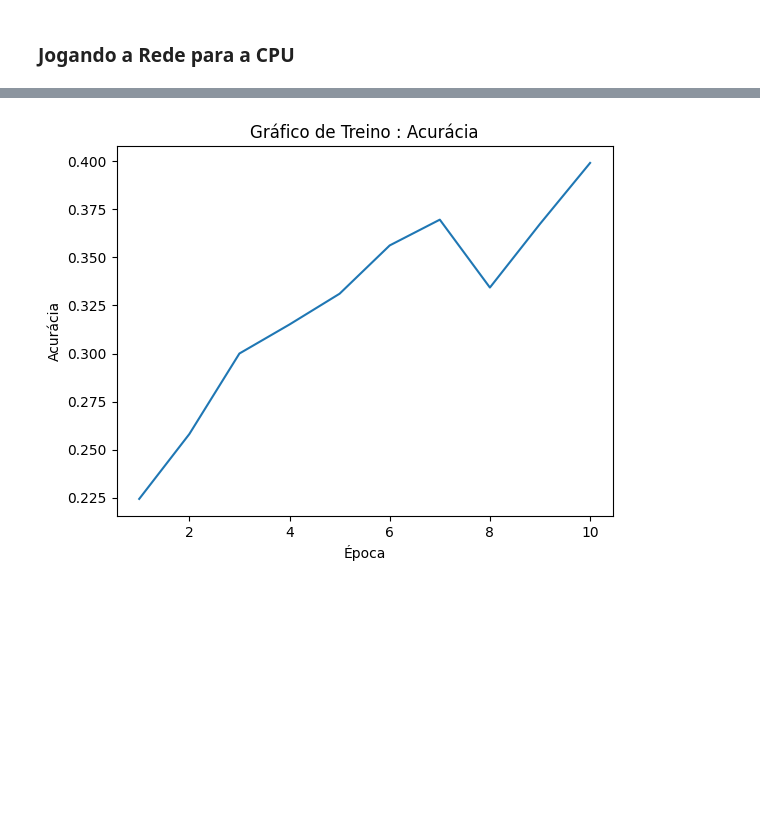
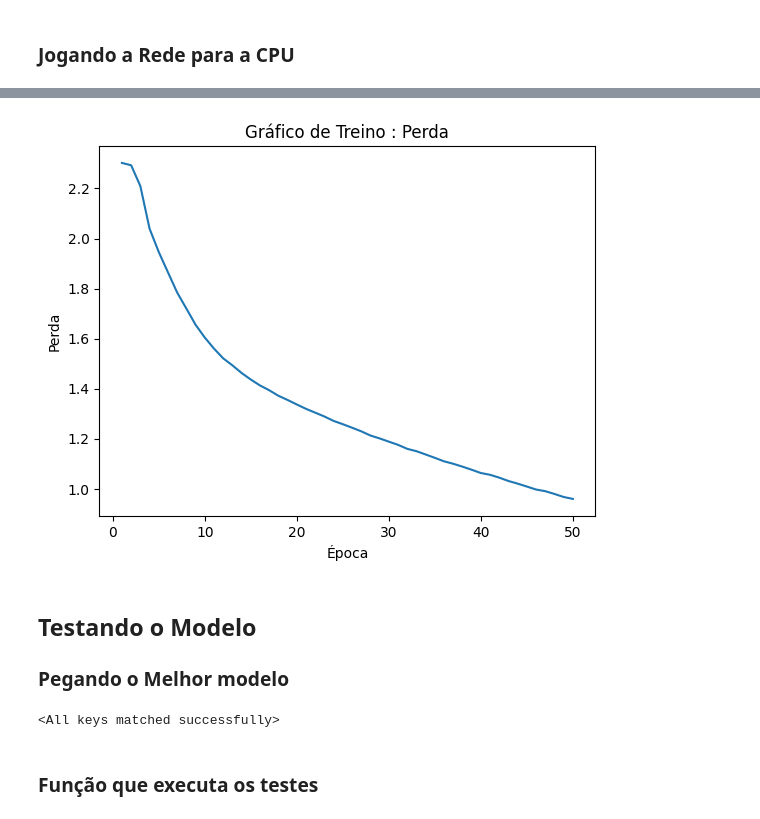
Before and after one commit to Sergiorezende22/NN_Practice, a Jupyter notebook: Trabalho3_RedesNeurais.ipynb, the cells around one changed output, grey strips where cells are left out. Saved outputs shown, nothing was run; the diff lists cells and outputs as text; code cells hidden in the pictures; blank space fills up the shorter version.

```diff
--- a/Trabalho3_RedesNeurais.ipynb
+++ b/Trabalho3_RedesNeurais.ipynb
@@ -29,7 +32,6 @@ train_dataset_base = datasets.CIFAR10(
     root = "data",
     train = True,
     transform = ToTensor(),
-    download=True
 )
 
 test_dataset = datasets.CIFAR10(
@@ -37,4 +39,8 @@ test_dataset = datasets.CIFAR10(
     train = False,
     transform = ToTensor()
 )
+
+print("Shape of the train_dataset: ", train_dataset_base.data.shape)
+print("Shape of the test_dataset: ", test_dataset.data.shape)
+print("Classes: ", train_dataset_base.classes)
 # %% [output]
@@ -220,8 +216,18 @@ plt.show()
-# %%
-plt.title('Gráfico de Treino : Acurácia')
-plt.plot(epoch, acc_history, label='accuracy')
-plt.xlabel('Época')
-plt.ylabel('Acurácia')
-plt.show()
-# %% [output]
-[figure, removed]
+# %%
+plt.title('Gráfico de Treino : Perda')
+plt.plot(epoch_vec, loss_train_history, label='loss')
+plt.xlabel('Época')
+plt.ylabel('Perda')
+plt.show()
+# %% [output]
+[figure, added]
+# %% [markdown]
+## Testando o Modelo
+
+### Pegando o Melhor modelo
+# %%
+model.load_state_dict(torch.load('models/best_model_trab3.pt'))
+# %% [output]
+<All keys matched successfully>
+# %% [markdown]
+### Função que executa os testes
```
Also changed, not shown: parts of 23 cells of this notebook, 2 other files.
